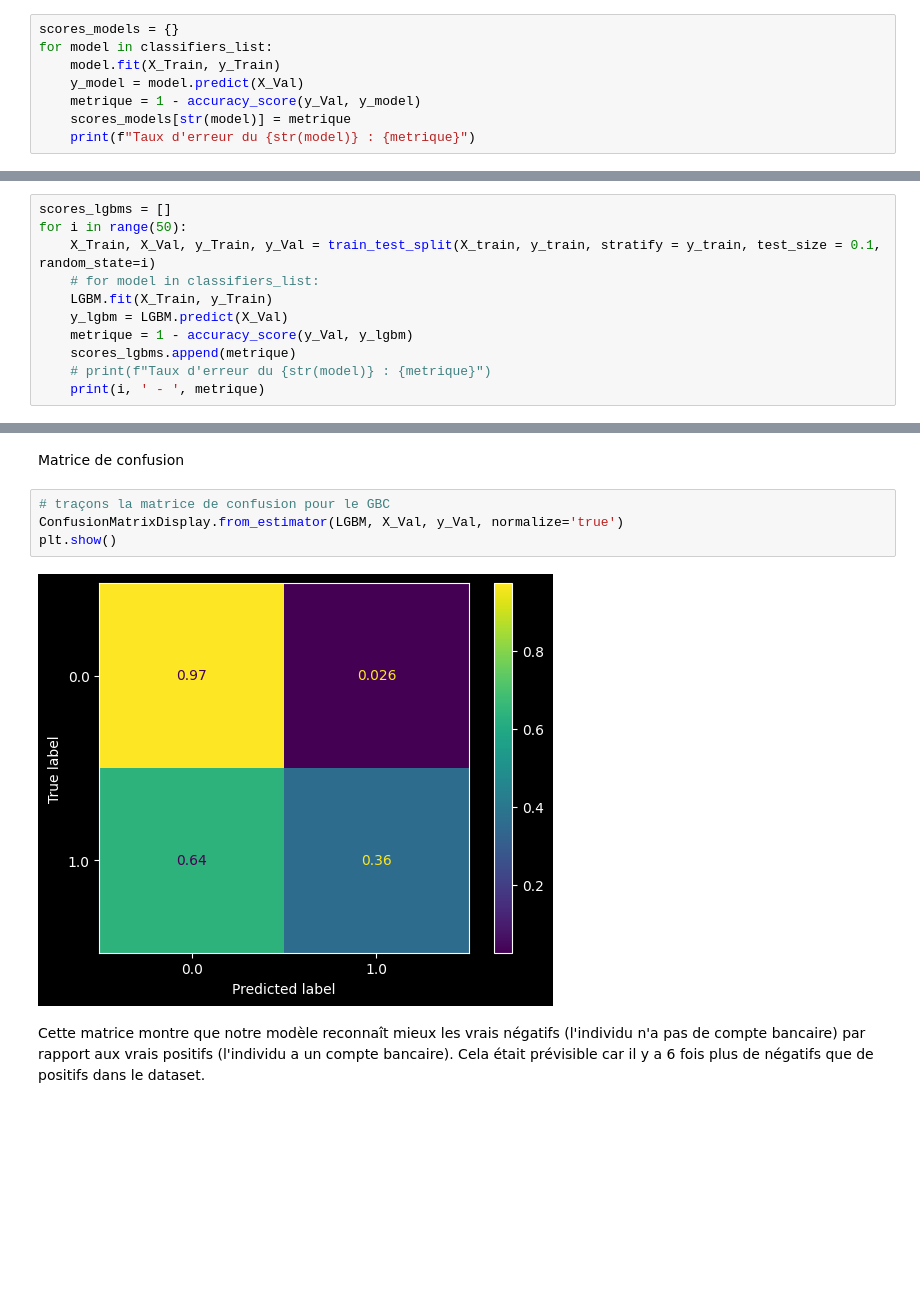
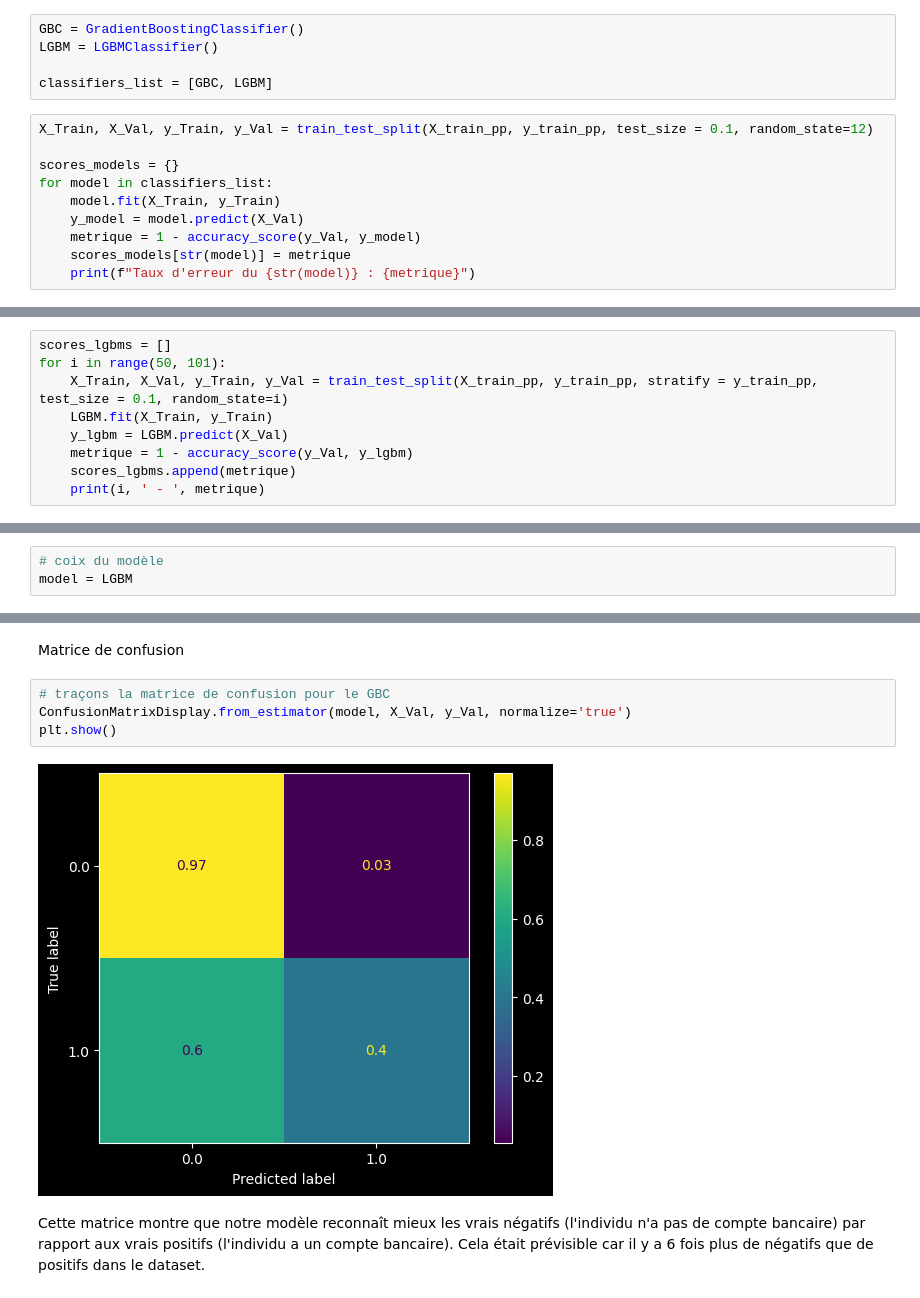
Before and after one commit to justekouassi/Inclusion-financiere-en-Afrique, a Jupyter notebook: inclusion.ipynb, the cells around one changed output, grey strips where cells are left out. Drawn from its saved outputs; the diff is of its cells as text; blank space fills up the shorter version.

```diff
--- a/inclusion.ipynb
+++ b/inclusion.ipynb
@@ -256,6 +255,13 @@ GradientBoostingClassifier()
 # %% [markdown]
 Algorithme de recherche du meilleur modèle
+# %%
+GBC = GradientBoostingClassifier()
+LGBM = LGBMClassifier()
+
+classifiers_list = [GBC, LGBM]
 # %%
+X_Train, X_Val, y_Train, y_Val = train_test_split(X_train_pp, y_train_pp, test_size = 0.1, random_state=12)
+
 scores_models = {}
 for model in classifiers_list:
     model.fit(X_Train, y_Train)
@@ -288,13 +283,11 @@ def index_min_value(d):
         return min_key
 # %%
 scores_lgbms = []
-for i in range(50):
-	X_Train, X_Val, y_Train, y_Val = train_test_split(X_train, y_train, stratify = y_train, test_size = 0.1, random_state=i)
-	# for model in classifiers_list:
+for i in range(50, 101):
+	X_Train, X_Val, y_Train, y_Val = train_test_split(X_train_pp, y_train_pp, stratify = y_train_pp, test_size = 0.1, random_state=i)
 	LGBM.fit(X_Train, y_Train)
 	y_lgbm = LGBM.predict(X_Val)
 	metrique = 1 - accuracy_score(y_Val, y_lgbm)
 	scores_lgbms.append(metrique)
-	# print(f"Taux d'erreur du {str(model)} : {metrique}")
 	print(i, ' - ', metrique)
 # %% [output]
@@ -325,2 +315,5 @@ min(scores_models.values())
 # %% [markdown]
 Le meilleur modèle parmi les modèles précédents est donc le LGBM.
+# %%
+# coix du modèle
+model = LGBM
@@ -328,10 +326,10 @@ Le meilleur modèle parmi les modèles précédents est donc le LGBM.
 Matrice de confusion
 # %%
 # traçons la matrice de confusion pour le GBC
-ConfusionMatrixDisplay.from_estimator(LGBM, X_Val, y_Val, normalize='true')
+ConfusionMatrixDisplay.from_estimator(model, X_Val, y_Val, normalize='true')
 plt.show()
 # %% [output]
-[figure, old version]
+[figure, new version]
 # %% [markdown]
 Cette matrice montre que notre modèle reconnaît mieux les vrais négatifs (l'individu n'a pas de compte bancaire) par rapport aux vrais positifs (l'individu a un compte bancaire). Cela était prévisible car il y a 6 fois plus de négatifs que de positifs dans le dataset.
 # %% [markdown]
```
Also changed, not shown: parts of 40 cells of this notebook, 13 other files.
